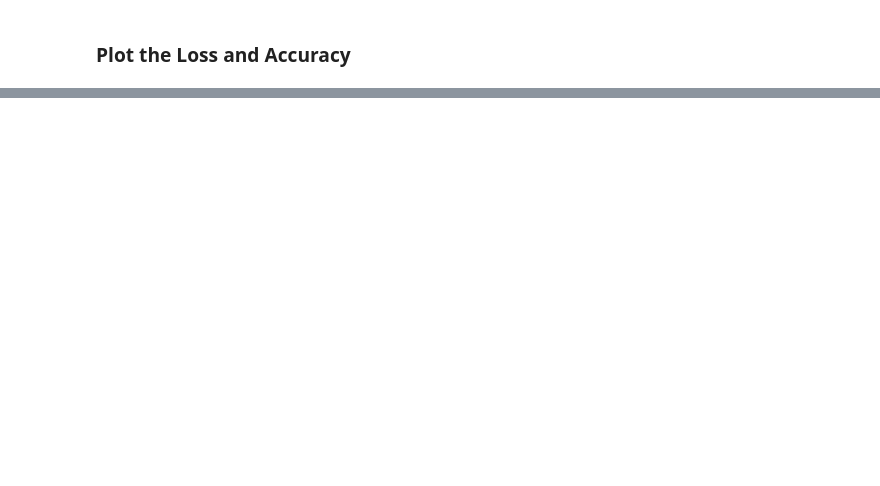
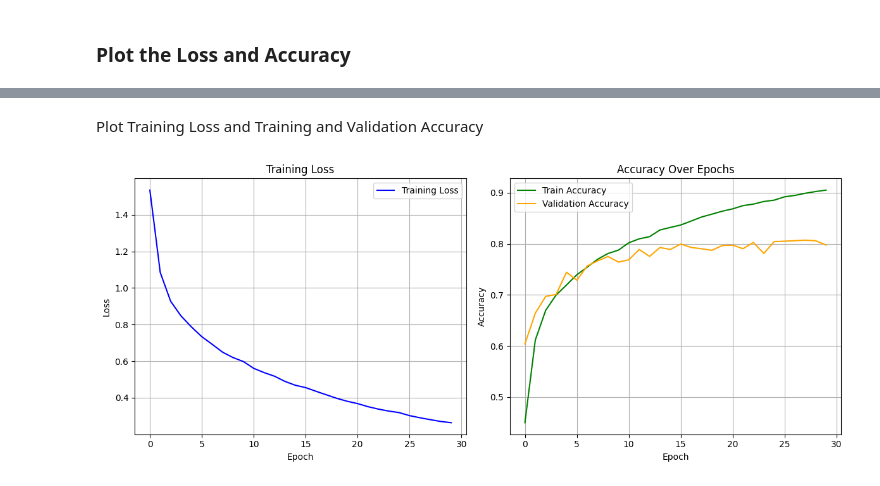
Before and after one commit to erinakin/ComputerVisionClass, a Jupyter notebook: HW3_Files/ErinAkinjide_HW3.ipynb, the cells around one changed output, grey strips where cells are left out. Cells and saved outputs as stored; diff of their text form; code cells hidden in the pictures; blank space fills up the shorter version.

```diff
--- a/HW3_Files/ErinAkinjide_HW3.ipynb
+++ b/HW3_Files/ErinAkinjide_HW3.ipynb
@@ -22,0 +25,3 @@ from torch.utils.data import DataLoader, random_split
+# %%
+device = torch.device("cuda" if torch.cuda.is_available() else "cpu")
+print("Using device:", device)
@@ -248,0 +428,7 @@ CPU.
+# %%
+# Initialize the model, loss function, and optimizer
+model = CNN().to(device)
+criterion = nn.CrossEntropyLoss()  # Softmax + cross-entropy
+optimizer = optim.Adam(model.parameters(), lr=1e-3, weight_decay=1e-4)  # L2 regularization
+
+scaler = GradScaler('cuda')
@@ -248,0 +506,28 @@ CPU.
+# %% [markdown]
+Plot Training Loss and Training and Validation Accuracy
+# %%
+plt.figure(figsize=(12, 5))
+
+# Plot Training Loss
+plt.subplot(1, 2, 1)
+plt.plot(train_losses, label='Training Loss', color='blue')
+plt.xlabel('Epoch')
+plt.ylabel('Loss')
+plt.title('Training Loss')
+plt.grid(True)
+plt.legend()
+
+# Plot Accuracy
+plt.subplot(1, 2, 2)
+plt.plot(train_accuracies, label='Train Accuracy', color='green')
+plt.plot(val_accuracies, label='Validation Accuracy', color='orange')
+plt.xlabel('Epoch')
+plt.ylabel('Accuracy')
+plt.title('Accuracy Over Epochs')
+plt.grid(True)
+plt.legend()
+
+plt.tight_layout()
+plt.show()
+# %% [output]
+[figure, added]
```
Also changed, not shown: parts of 21 cells of this notebook.
